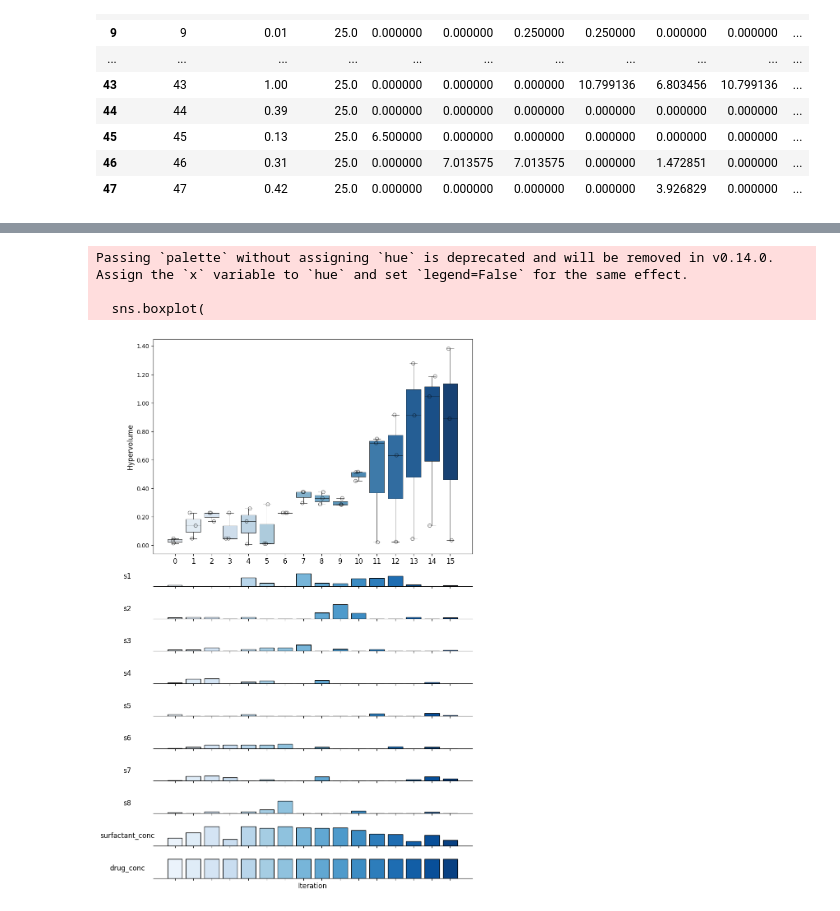
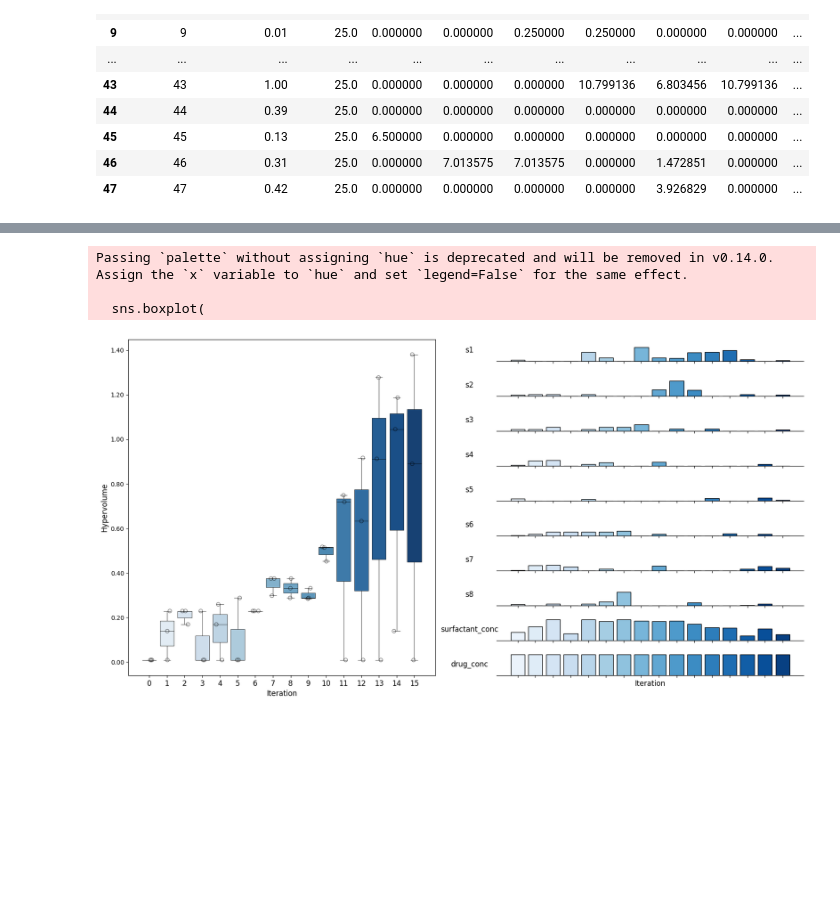
Before and after one commit to zeqingbaosdl5/drug-surfactant, a Jupyter notebook: experiments/data_analysis.ipynb, the cells around one changed output, grey strips where cells are left out. Saved outputs shown, nothing was run; the diff lists cells and outputs as text; code cells hidden in the pictures; blank space fills up the shorter version.

```diff
--- a/experiments/data_analysis.ipynb
+++ b/experiments/data_analysis.ipynb
@@ -583,35 +418,9 @@ def bar(data, param, ax, ann=None):
 # %%
-# --- build the stacked figure with bars ---
-
-boxplot_rows = 7
-params = ['s1','s2','s3','s4','s5','s6','s7','s8','surfactant_conc','drug_conc']
-data = processed_df.copy()
-total_rows = boxplot_rows + len(params)
-
-fig = plt.figure(figsize=(10, total_rows * 1))
-gs = fig.add_gridspec(nrows=total_rows, ncols=1, hspace=0.6)
-
-# Boxplot at top
-ax0 = fig.add_subplot(gs[0:boxplot_rows, 0])
-boxplot(data, 'Hypervolume', ax0, ann=None)
-
-# Bars for each parameter
-for i, param in enumerate(params):
-    row = boxplot_rows + i
-    ax = fig.add_subplot(gs[row, 0], sharex=ax0)
-    bar(data, param, ax, ann=None)
-
-# label only the bottommost x-axis
-fig.axes[-1].set_xlabel('Iteration', fontsize=12)
-fig.canvas.print_figure('hypervolume.png', dpi=600)
-
-plt.tight_layout()
-plt.show()
 # %% [output]
 Passing `palette` without assigning `hue` is deprecated and will be removed in v0.14.0. Assign the `x` variable to `hue` and set `legend=False` for the same effect.
 
   sns.boxplot(
-[figure, old version]
+[figure, new version]
 # %%
 processed_df[processed_df['Pareto'] == 1]
 # %% [output]
```
Also changed, not shown: parts of 9 cells of this notebook, 3 other files.
